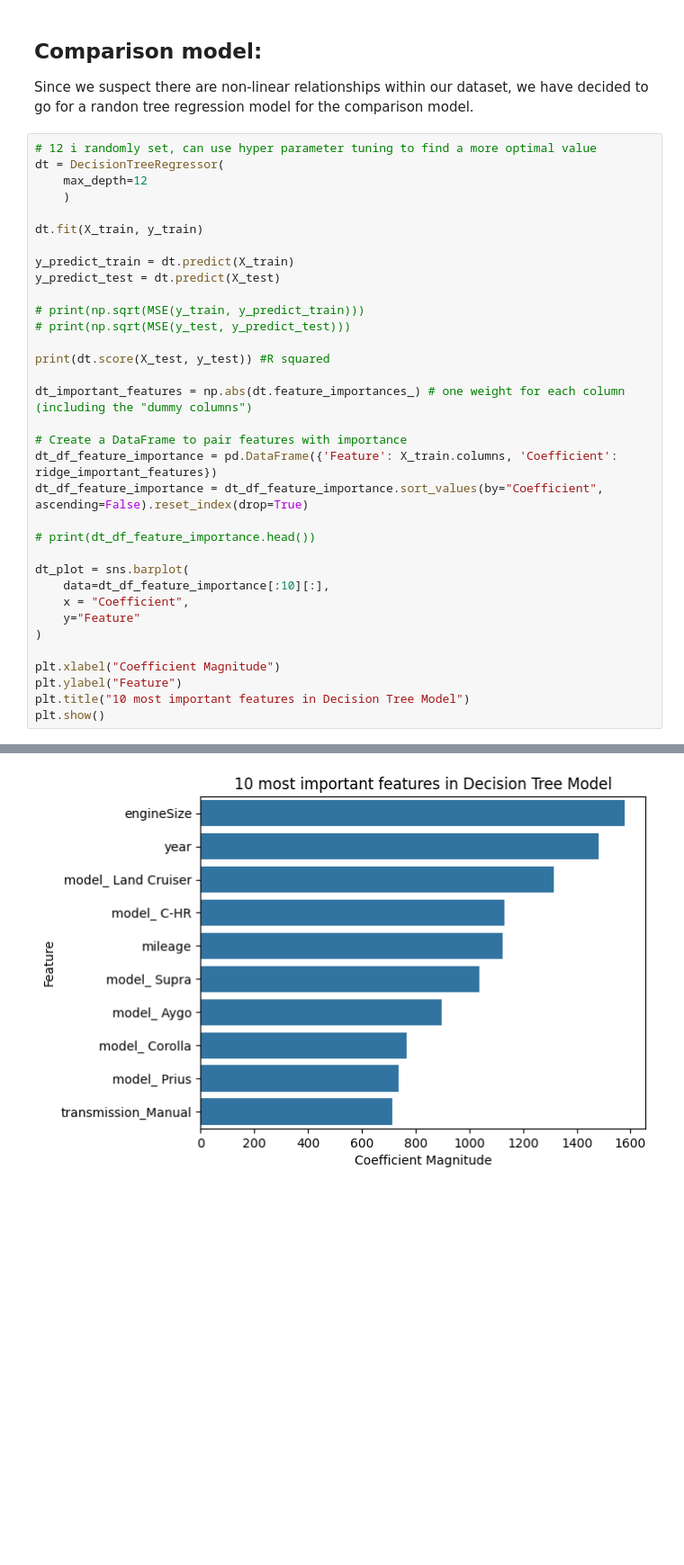
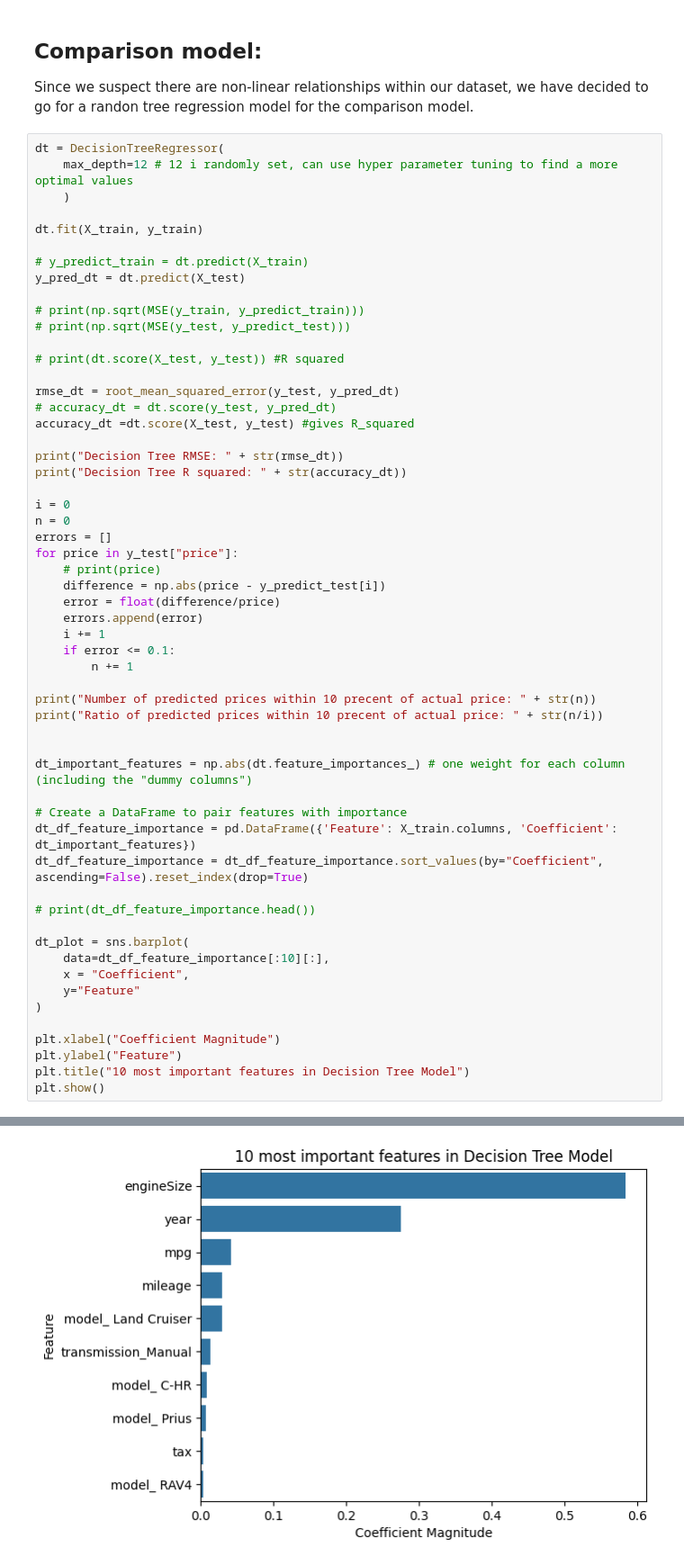
Before and after one commit to lenelise/dc_practice, a Jupyter notebook: practice_exam.ipynb, the cells around one changed output, grey strips where cells are left out. Shown at 90% size. Drawn from its saved outputs; the diff is of its cells as text; blank space fills up the shorter version.

```diff
--- a/practice_exam.ipynb
+++ b/practice_exam.ipynb
@@ -293,25 +307,47 @@ plt.show()
 
 Since we suspect there are non-linear relationships within our dataset, we have decided to go for a randon tree regression model for the comparison model.
 # %%
-# 12 i randomly set, can use hyper parameter tuning to find a more optimal value
 dt = DecisionTreeRegressor(
-    max_depth=12
+    max_depth=12 # 12 i randomly set, can use hyper parameter tuning to find a more optimal values
     )
 
 dt.fit(X_train, y_train)
 
-y_predict_train = dt.predict(X_train)
-y_predict_test = dt.predict(X_test)
+# y_predict_train = dt.predict(X_train)
+y_pred_dt = dt.predict(X_test)
 
 # print(np.sqrt(MSE(y_train, y_predict_train)))
 # print(np.sqrt(MSE(y_test, y_predict_test)))
 
-print(dt.score(X_test, y_test)) #R squared
+# print(dt.score(X_test, y_test)) #R squared
+
+rmse_dt = root_mean_squared_error(y_test, y_pred_dt)
+# accuracy_dt = dt.score(y_test, y_pred_dt)
+accuracy_dt =dt.score(X_test, y_test) #gives R_squared
+
+print("Decision Tree RMSE: " + str(rmse_dt))
+print("Decision Tree R squared: " + str(accuracy_dt))
+
+i = 0
+n = 0
+errors = []
+for price in y_test["price"]:
+    # print(price)
+    difference = np.abs(price - y_predict_test[i])
+    error = float(difference/price)
+    errors.append(error)
+    i += 1
+    if error <= 0.1:
+        n += 1
+
+print("Number of predicted prices within 10 precent of actual price: " + str(n))
+print("Ratio of predicted prices within 10 precent of actual price: " + str(n/i))
+
 
 dt_important_features = np.abs(dt.feature_importances_) # one weight for each column (including the "dummy columns")
 
 # Create a DataFrame to pair features with importance
-dt_df_feature_importance = pd.DataFrame({'Feature': X_train.columns, 'Coefficient': ridge_important_features})
+dt_df_feature_importance = pd.DataFrame({'Feature': X_train.columns, 'Coefficient': dt_important_features})
 dt_df_feature_importance = dt_df_feature_importance.sort_values(by="Coefficient", ascending=False).reset_index(drop=True)
 
 # print(dt_df_feature_importance.head())
@@ -331,2 +370,2 @@ plt.show()
-[figure, old version]
+[figure, new version]
 # %%
```
Also changed, not shown: parts of 9 cells of this notebook.
